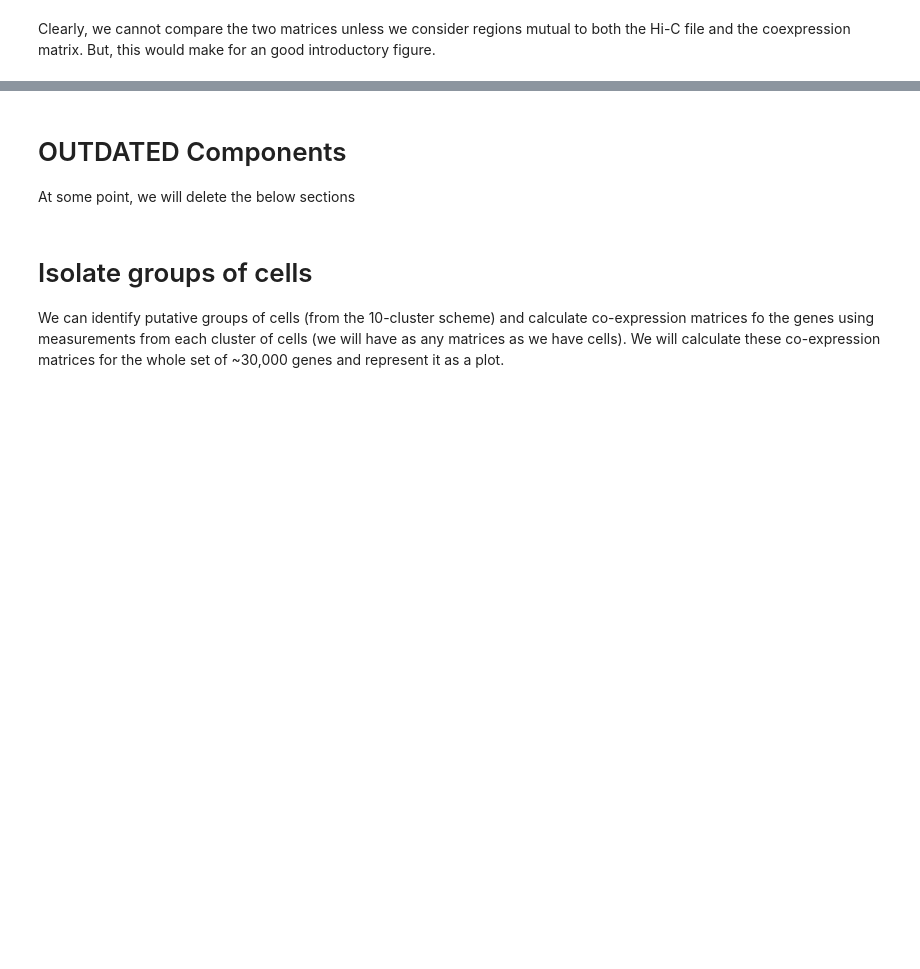
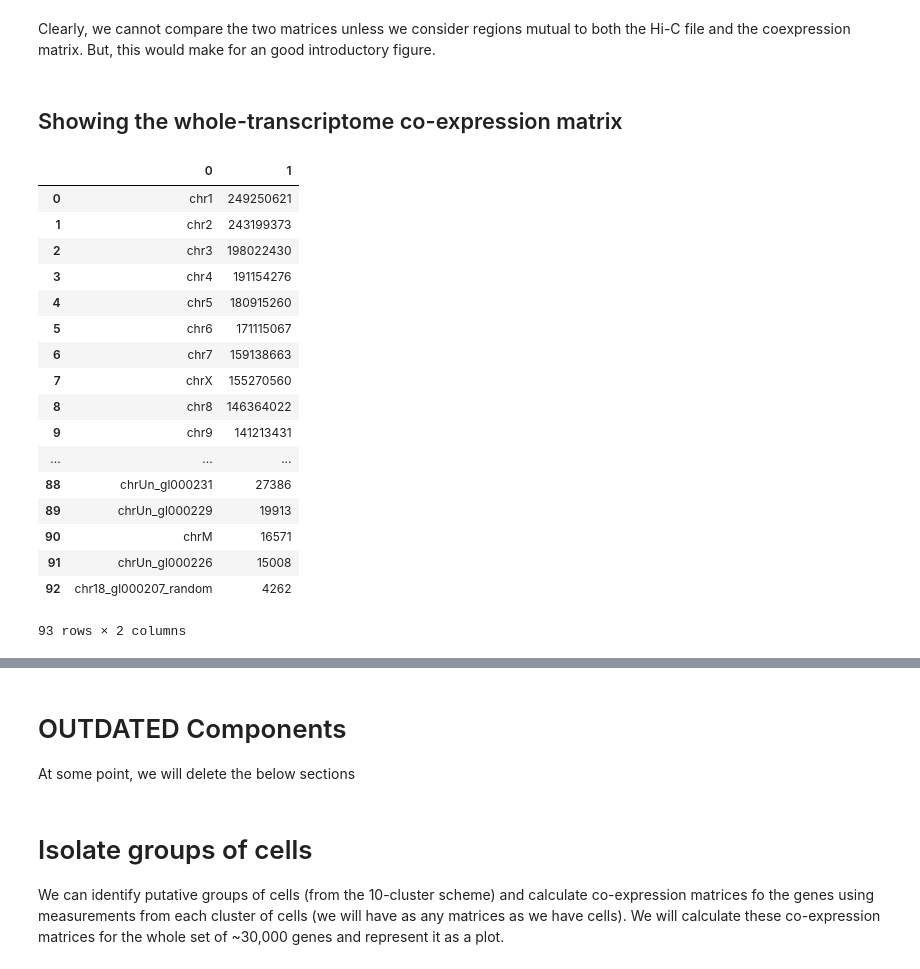
Before and after one commit to vinayakvsv/biophysics170_finalproject, a Jupyter notebook: cellranger_Bcell_scrnaseq.ipynb, the cells around one changed output, grey strips where cells are left out. Drawn from its saved outputs; the diff is of its cells as text; code cells hidden in the pictures; blank space fills up the shorter version.

```diff
--- a/cellranger_Bcell_scrnaseq.ipynb
+++ b/cellranger_Bcell_scrnaseq.ipynb
@@ -617,2 +737,27 @@ plt.show()
 # %% [markdown]
 Clearly, we cannot compare the two matrices unless we consider regions mutual to both the Hi-C file and the coexpression matrix. But, this would make for an good introductory figure.
+# %% [markdown]
+## Showing the whole-transcriptome co-expression matrix
+# %%
+# import the chromosome sizes file
+chrsizes = pd.read_csv("./hg-data/hg19.chrom.sizes",header=None,delimiter="\t")
+chrsizes
+# %% [output]
+|  | 0 | 1 |
+| 0 | chr1 | 249250621 |
+| 1 | chr2 | 243199373 |
+| 2 | chr3 | 198022430 |
+| 3 | chr4 | 191154276 |
+| 4 | chr5 | 180915260 |
+| 5 | chr6 | 171115067 |
+| 6 | chr7 | 159138663 |
+| 7 | chrX | 155270560 |
+| 8 | chr8 | 146364022 |
+| 9 | chr9 | 141213431 |
+| ... | ... | ... |
+| 88 | chrUn_gl000231 | 27386 |
+| 89 | chrUn_gl000229 | 19913 |
+| 90 | chrM | 16571 |
+| 91 | chrUn_gl000226 | 15008 |
+| 92 | chr18_gl000207_random | 4262 |
+93 rows × 2 columns
```
Also changed, not shown: parts of 29 cells of this notebook, 3 other files.
